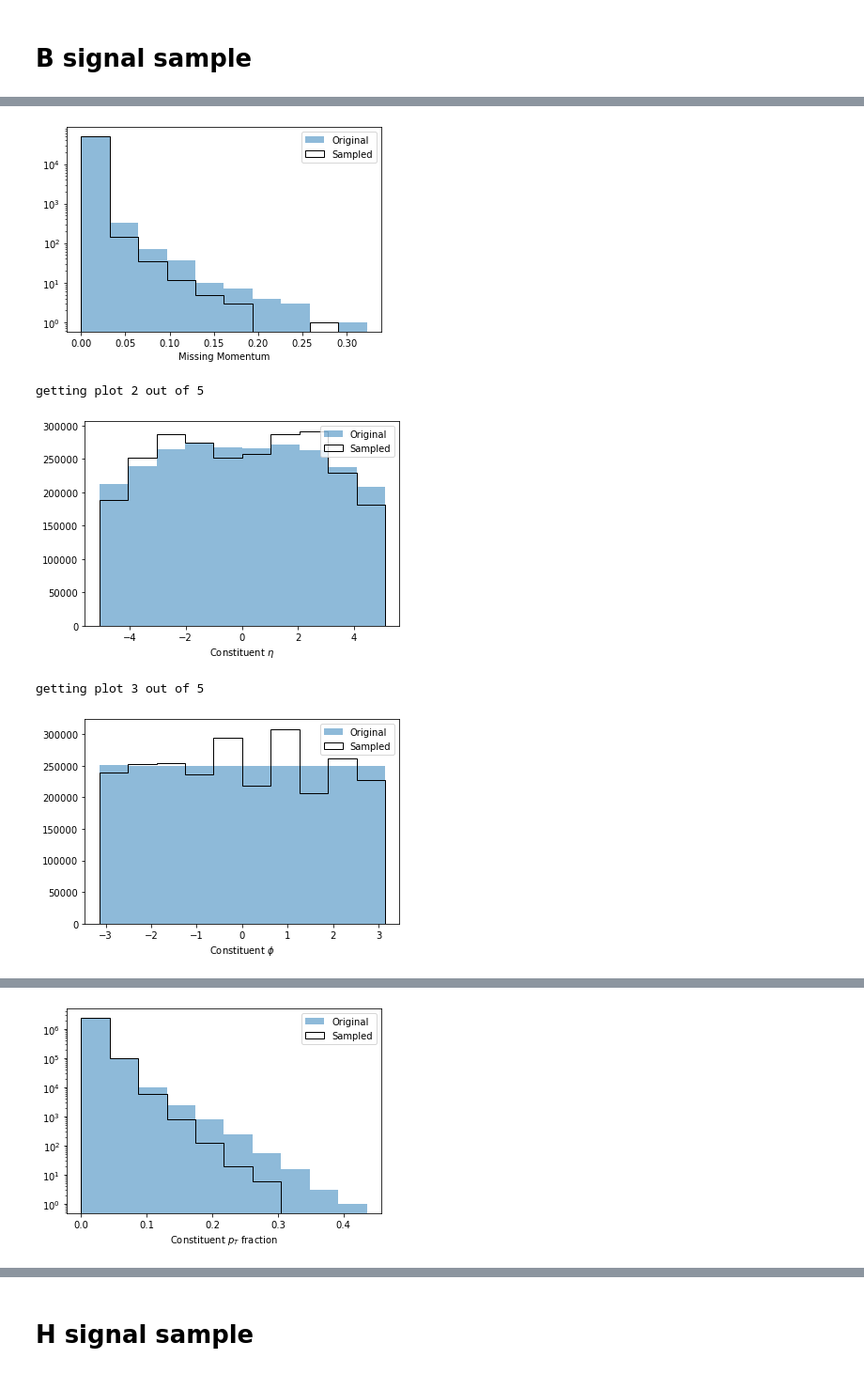
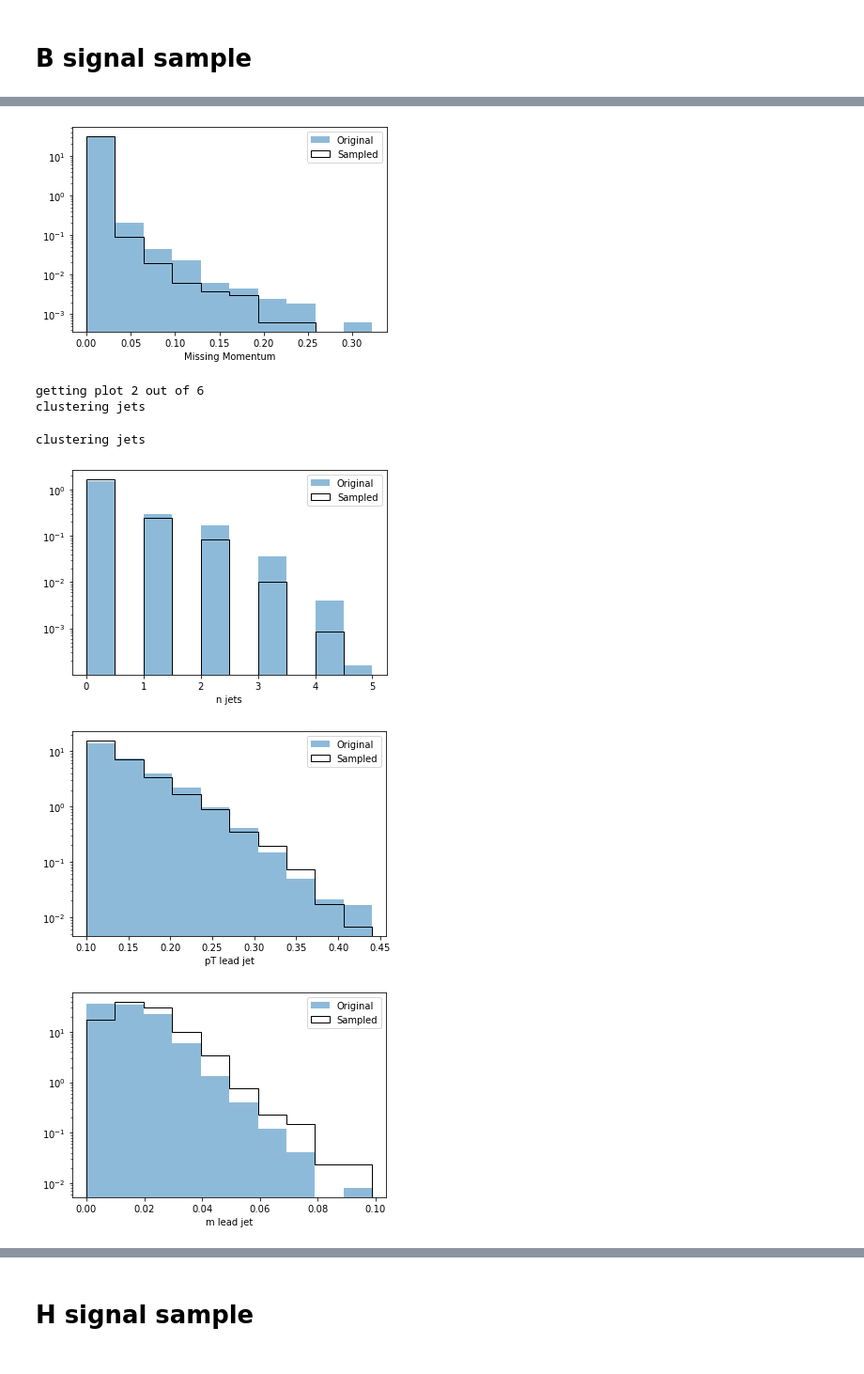
Before and after one commit to erichuangyf/copy_EMD_VAE, a Jupyter notebook: Study/sample_and_analysis.ipynb, the cells around one changed output, grey strips where cells are left out. Shown: that part at 94% size. Cells and saved outputs as stored; diff of their text form; code cells hidden in the pictures.

```diff
--- a/Study/sample_and_analysis.ipynb
+++ b/Study/sample_and_analysis.ipynb
@@ -78,10 +83,10 @@ ________________________________________________________________________________
 input data shape:(50000, 50, 4)
 output data shape:(50000, 50, 3)
 # %%
-b_input, b_output, b_outjets = b_signal_sampler.run_analysis(
+b_input, b_output, b_outjets, b_ht = b_signal_sampler.run_analysis(
     "/global/home/users/yifengh3/VAE/B_results/method2_beta2/end_beta_checkpoint/model_weights_end_1414_3.2e-02.hdf5",
     number_of_sampling=1,
-    stop_index=None)
+    stop_index=None,)
 # %% [output]
 vae input size: (50000, 50, 4)
 validation data size: (50000, 50, 3)
@@ -90,5 +95,7 @@ getting plot 1 out of 5
-[figure, old version]
+[figure, new version]
-getting plot 2 out of 5
+getting plot 2 out of 6
+clustering jets
+clustering jets
-[figure, old version]
+[figure, new version]
-getting plot 3 out of 5
-[figure, old version]
+[figure, new version]
+[figure, new version]
@@ -96 +102,0 @@ getting plot 4 out of 5
-[figure, old version]
```
Also changed, not shown: parts of 10 cells of this notebook, 1 other file.
